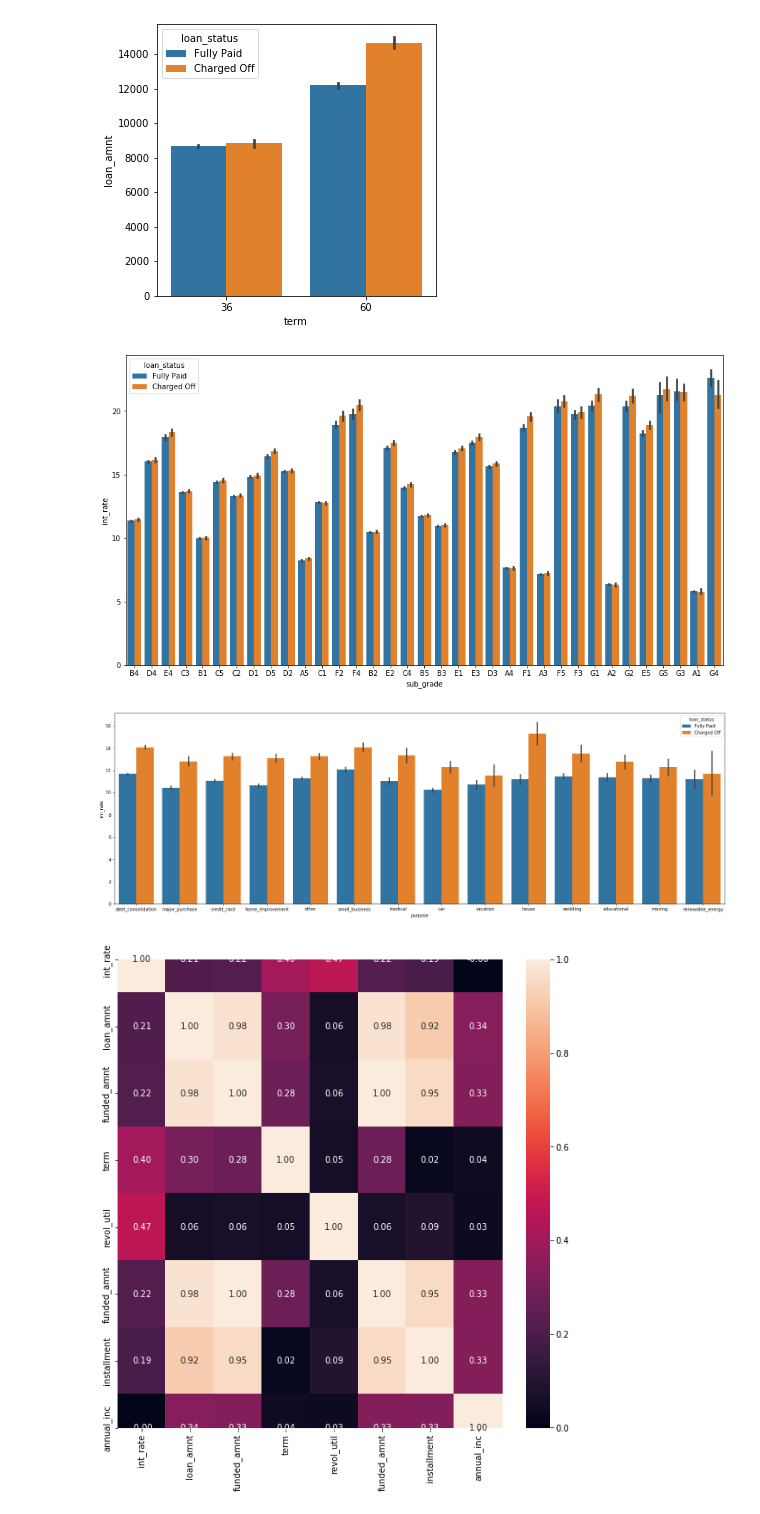
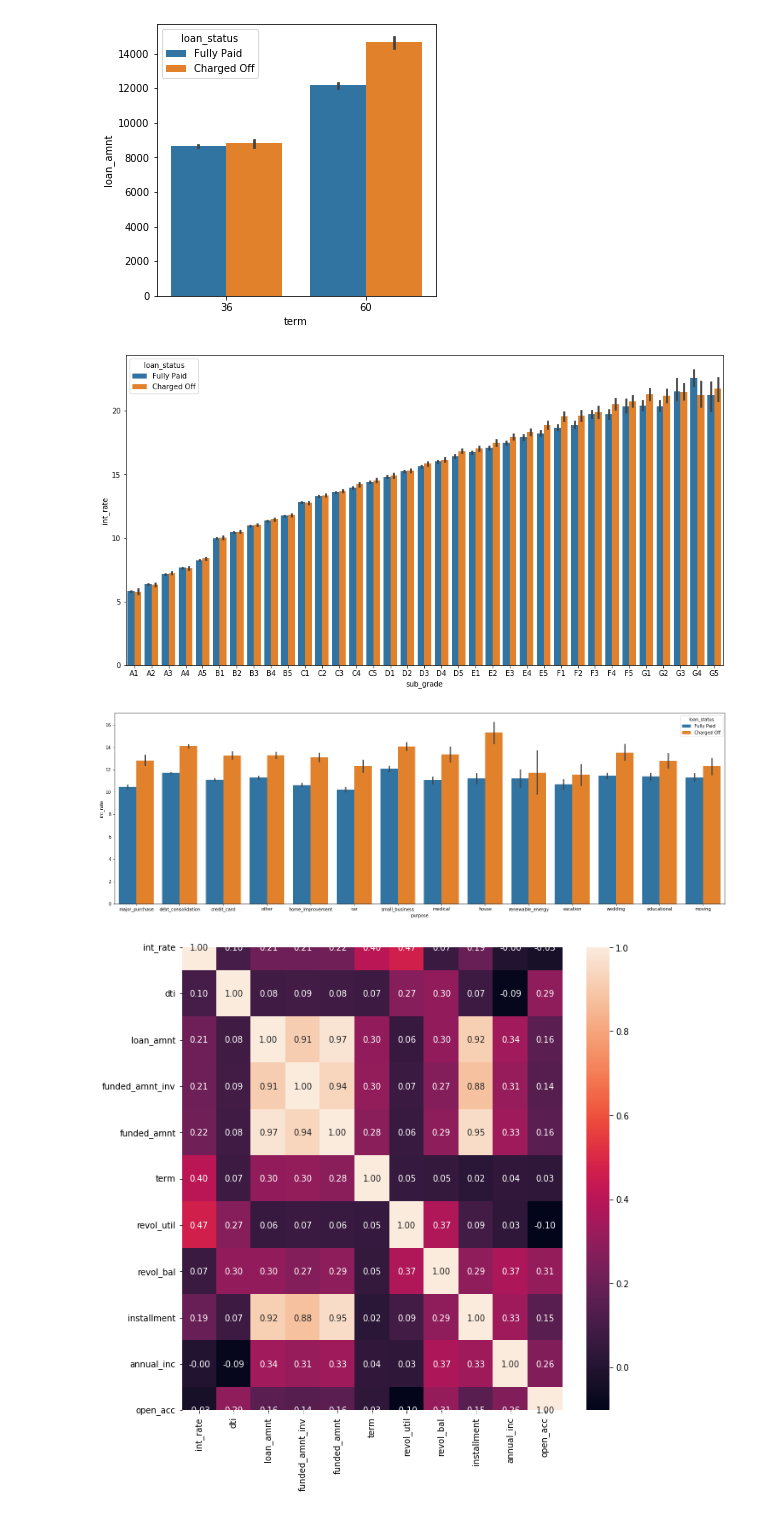
Before and after one commit to rickym99/lendingclub_casestudy, a Jupyter notebook: LCCS-Test.ipynb, the cells around one changed output. Drawn from its saved outputs; the diff is of its cells as text; code cells hidden in the pictures.

```diff
--- a/LCCS-Test.ipynb
+++ b/LCCS-Test.ipynb
@@ -718,0 +731,17 @@ loan_df.groupby('loan_status')['annual_inc'].describe()
+# %%
+# categorizing the 'annual income' to lower, lowest, medium, higher, highest
+def annual_inc_cat(x):
+    x = int(x)
+    if x < 15000:
+        return '0-15000'
+    elif x>=15000 and x<39000:
+        return '15000-39000'
+    elif x>=39000 and x<54300:
+        return '39000-54300'
+    elif x>=54300 and x<75000:
+        return '54300-75000'
+    else:
+        return 'more than 75,000'
+# %%
+loan_df['annual_inc_cat'] = loan_df['annual_inc'].apply(lambda x : annual_inc_cat(x))
+loan_df[['annual_inc','annual_inc_cat']].head()
@@ -807,0 +861,14 @@ loan_df.groupby('loan_status')['earliest_cr_line_yr'].describe()
+# %%
+# categorizing the 'earliest credit line'
+def year_cat(x):
+    if x < 1980:
+        return 'pre_80s'
+    elif x>=1980 and x<1990:
+        return '80s'
+    elif x>=1990 and x<2000:
+        return '90s'
+    else:
+        return 'in_20s'
+
+loan_df['earliest_cr_line_yr_cat'] = loan_df['earliest_cr_line_yr'].apply(lambda x : year_cat(x))
+loan_df['earliest_cr_line_yr_cat'].head()
@@ -1071,20 +1157,21 @@ plt.show()
 [figure]
 # %%
 plt.figure(figsize = (15,8))
-sns.barplot(x = loan_df['sub_grade'] , y = loan_df['int_rate'], hue = loan_df['loan_status'])
+sns.barplot(x = loan_df['sub_grade'].sort_values() , y = loan_df['int_rate'], hue = loan_df['loan_status'])
 plt.show()
 # %% [output]
-[figure, old version]
+[figure, new version]
 # %%
 plt.figure(figsize = (25,8))
 sns.barplot(x = loan_df['purpose'] , y = loan_df['int_rate'], hue = loan_df['loan_status'] )
 plt.show()
 # %% [output]
-[figure, old version]
+[figure, new version]
 # %%
 plt.figure(figsize = (10,10))
-sns.heatmap(loan_df[['int_rate', 'loan_amnt', 'funded_amnt', 'term', 'revol_util', 'funded_amnt','installment','annual_inc']].corr(),
+sns.heatmap(loan_df[['int_rate','dti', 'loan_amnt', 'funded_amnt_inv','funded_amnt', 'term', 'revol_util','revol_bal',
+                     'installment','annual_inc', 'open_acc']].corr(),
             annot = True, fmt = '.2f' )
 plt.show()
 # %% [output]
-[figure, old version]
+[figure, new version]
```
Also changed, not shown: parts of 57 cells of this notebook.
